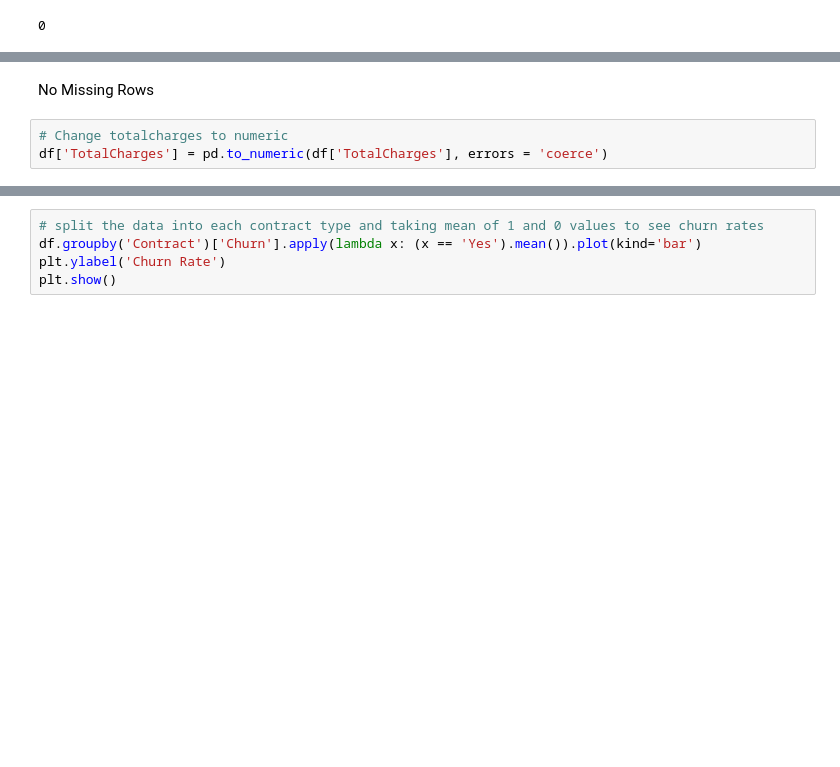
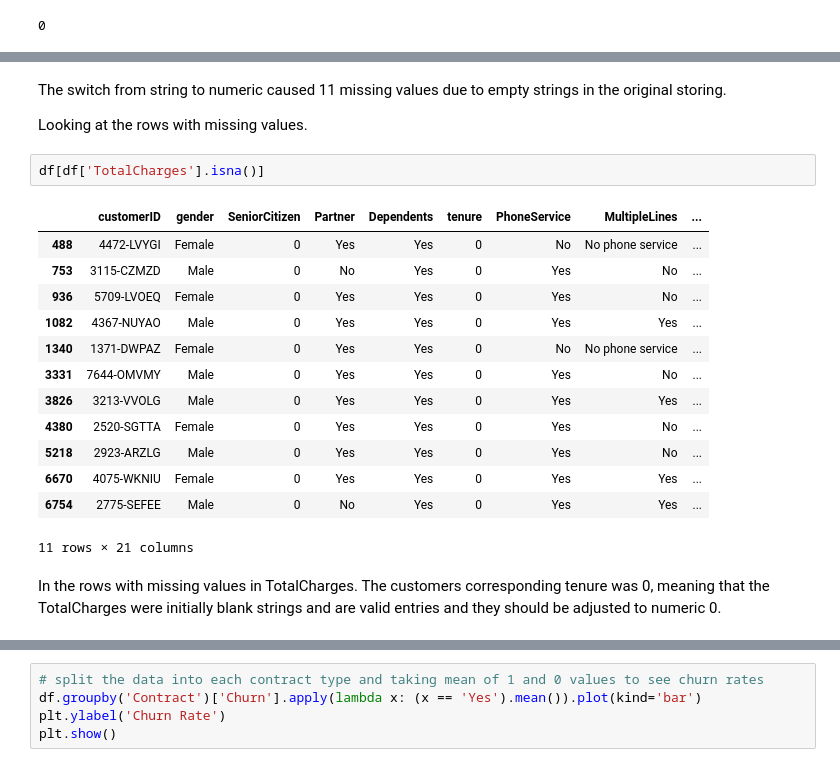
Before and after one commit to keeganprunty/telco-churn-analysis, a Jupyter notebook: telco_customer_analysis.ipynb, the cells around one changed output, grey strips where cells are left out. Cells and saved outputs as stored; diff of their text form; blank space fills up the shorter version.

```diff
--- a/telco_customer_analysis.ipynb
+++ b/telco_customer_analysis.ipynb
@@ -76,6 +129,23 @@ Churn               0
 dtype: int64
 # %% [markdown]
-No Missing Rows
+The switch from string to numeric caused 11 missing values due to empty strings in the original storing.
+
+Looking at the rows with missing values.
-# %%
-# Change totalcharges to numeric
-df['TotalCharges'] = pd.to_numeric(df['TotalCharges'], errors = 'coerce')
+# %%
+df[df['TotalCharges'].isna()]
+# %% [output]
+|  | customerID | gender | SeniorCitizen | Partner | Dependents | tenure | PhoneService | MultipleLines | ... |
+| 488 | 4472-LVYGI | Female | 0 | Yes | Yes | 0 | No | No phone service | ... |
+| 753 | 3115-CZMZD | Male | 0 | No | Yes | 0 | Yes | No | ... |
+| 936 | 5709-LVOEQ | Female | 0 | Yes | Yes | 0 | Yes | No | ... |
+| 1082 | 4367-NUYAO | Male | 0 | Yes | Yes | 0 | Yes | Yes | ... |
+| 1340 | 1371-DWPAZ | Female | 0 | Yes | Yes | 0 | No | No phone service | ... |
+| 3331 | 7644-OMVMY | Male | 0 | Yes | Yes | 0 | Yes | No | ... |
+| 3826 | 3213-VVOLG | Male | 0 | Yes | Yes | 0 | Yes | Yes | ... |
+| 4380 | 2520-SGTTA | Female | 0 | Yes | Yes | 0 | Yes | No | ... |
+| 5218 | 2923-ARZLG | Male | 0 | Yes | Yes | 0 | Yes | No | ... |
+| 6670 | 4075-WKNIU | Female | 0 | Yes | Yes | 0 | Yes | Yes | ... |
+| 6754 | 2775-SEFEE | Male | 0 | No | Yes | 0 | Yes | Yes | ... |
+11 rows × 21 columns
+# %% [markdown]
+In the rows with missing values in TotalCharges. The customers corresponding tenure was 0, meaning that the TotalCharges were initially blank strings and are valid entries and they should be adjusted to numeric 0.
```
Also changed, not shown: parts of 39 cells of this notebook, 1 other file.
